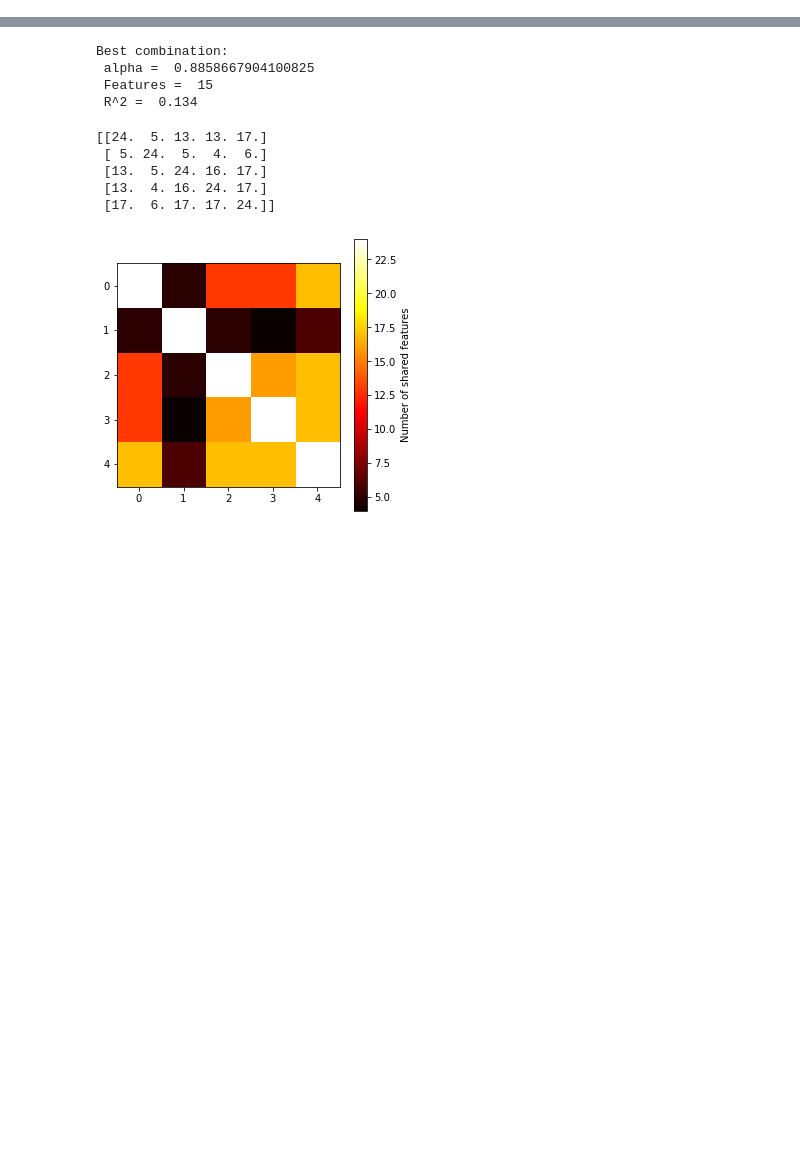
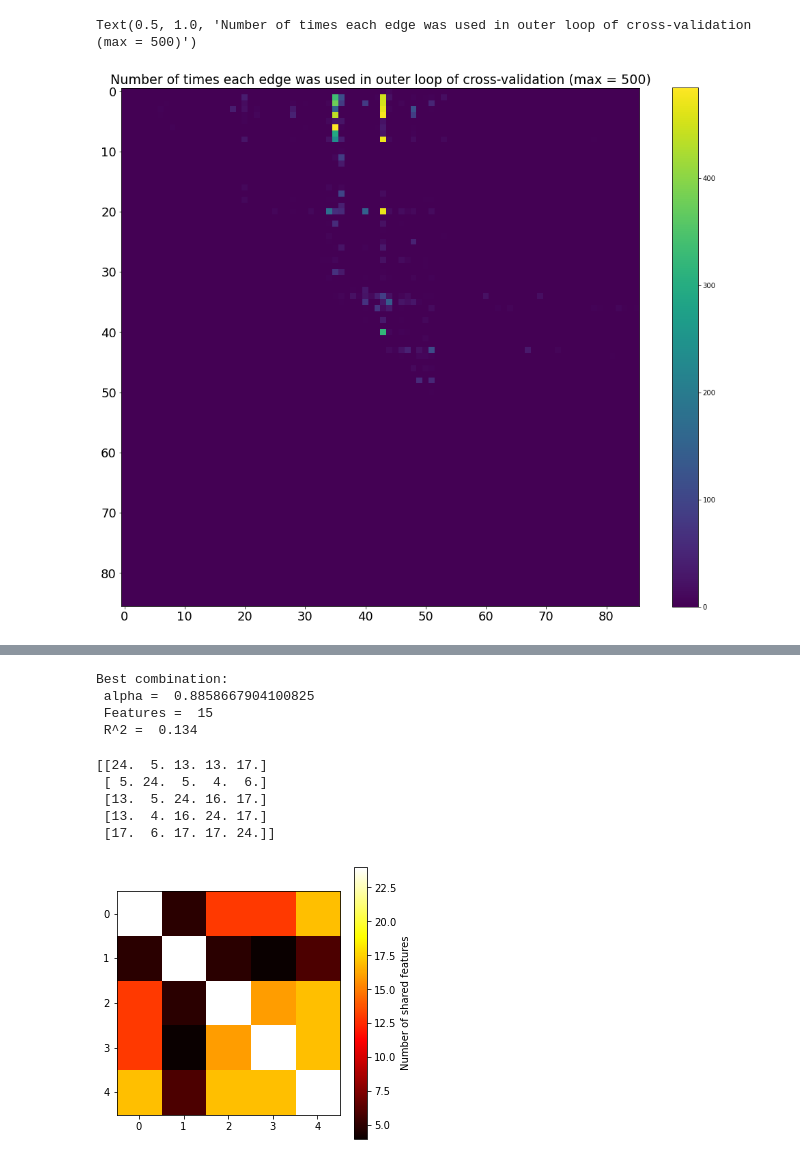
Before and after one commit to emilyolafson/cognition_nemo, a Jupyter notebook: iowa_SC_FC_cognition.ipynb, the cells around one changed output, grey strips where cells are left out. Cells and saved outputs as stored; diff of their text form; code cells hidden in the pictures; blank space fills up the shorter version.

```diff
--- a/iowa_SC_FC_cognition.ipynb
+++ b/iowa_SC_FC_cognition.ipynb
@@ -355,0 +699,41 @@ def gridsearch_cv(k, x, y, featselect):
+# %%
+# convert vectorized Triu to matrix
+highweights = countweights > 250
+
+# get weights back to matrix form 86x86
+# remove inputs that are 0 for all subjects
+X=sc
+zeros=X==0
+zeros=np.sum(zeros,0) # number of zeros across subjects
+zeros=zeros==X.shape[0] # find columns with zeros for all 101 subjects
+
+X=X[:,~zeros]
+
+tmp=np.ones(shape=(3192, 1))
+
+zeroidx=np.arange(0, 3655)
+zeroidx=zeroidx[zeros]
+
+# fill spots with 0's
+k=0
+cnt = countweights
+while k < zeroidx.shape[0]:
+    cnt=np.insert(cnt, zeroidx[k],0)
+    tmp=np.insert(tmp, zeroidx[k],0)
+
+    k=k+1
+
+plt.figure(figsize=(17,14))
+
+fs86_counts = np.zeros((86, 86))
+inds = np.triu_indices(86, k=1)
+fs86_counts[inds] = cnt
+
+plt.imshow(out)
+plt.xticks(fontsize=18)
+plt.yticks(fontsize=18)
+plt.colorbar()
+plt.title('Number of times each SC edge was used in outer loop of cross-validation (max = 500)', fontsize = 19)
+# %% [output]
+Text(0.5, 1.0, 'Number of times each edge was used in outer loop of cross-validation (max = 500)')
+[figure, added]
```
Also changed, not shown: parts of 26 cells of this notebook, 3 other files.
